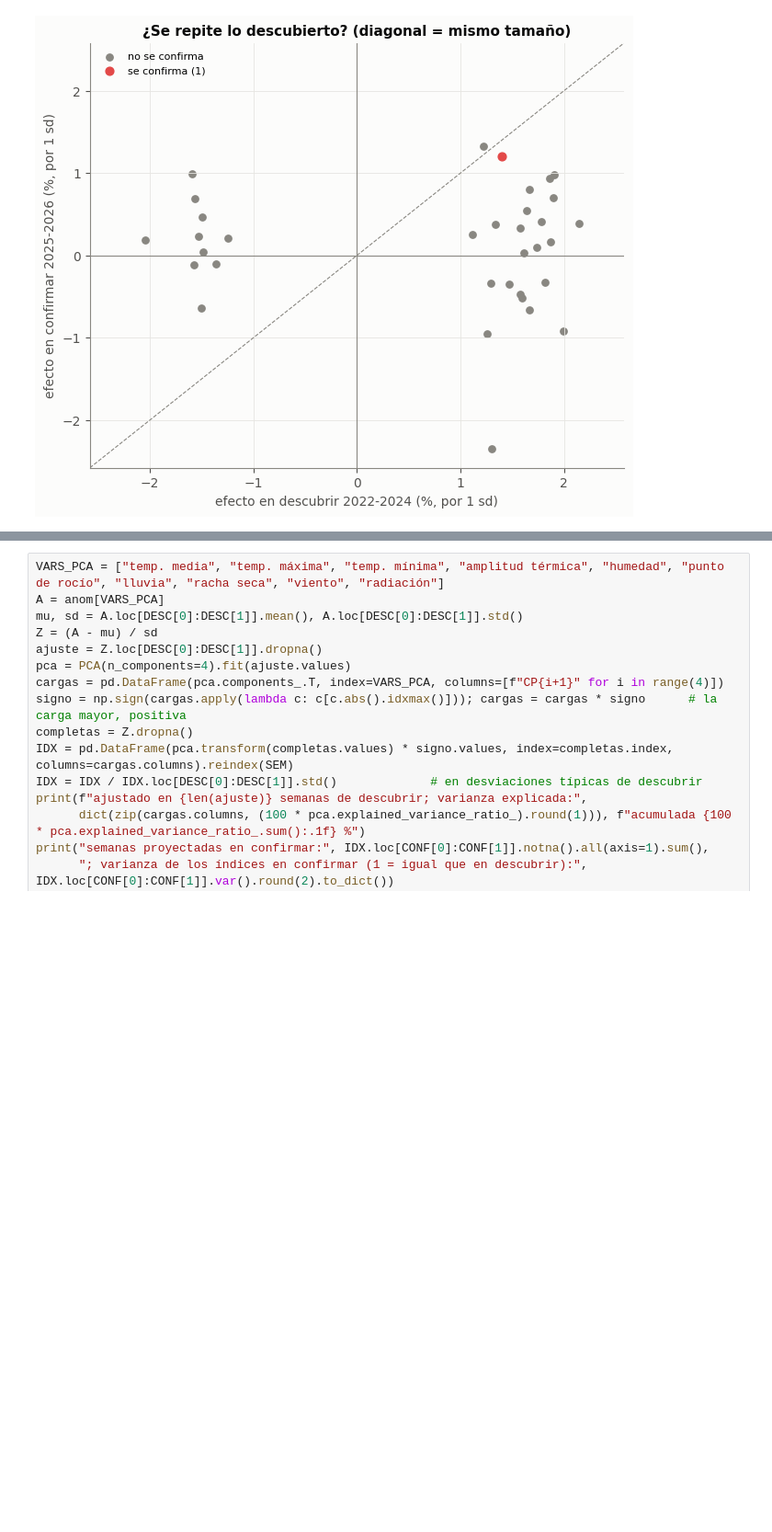
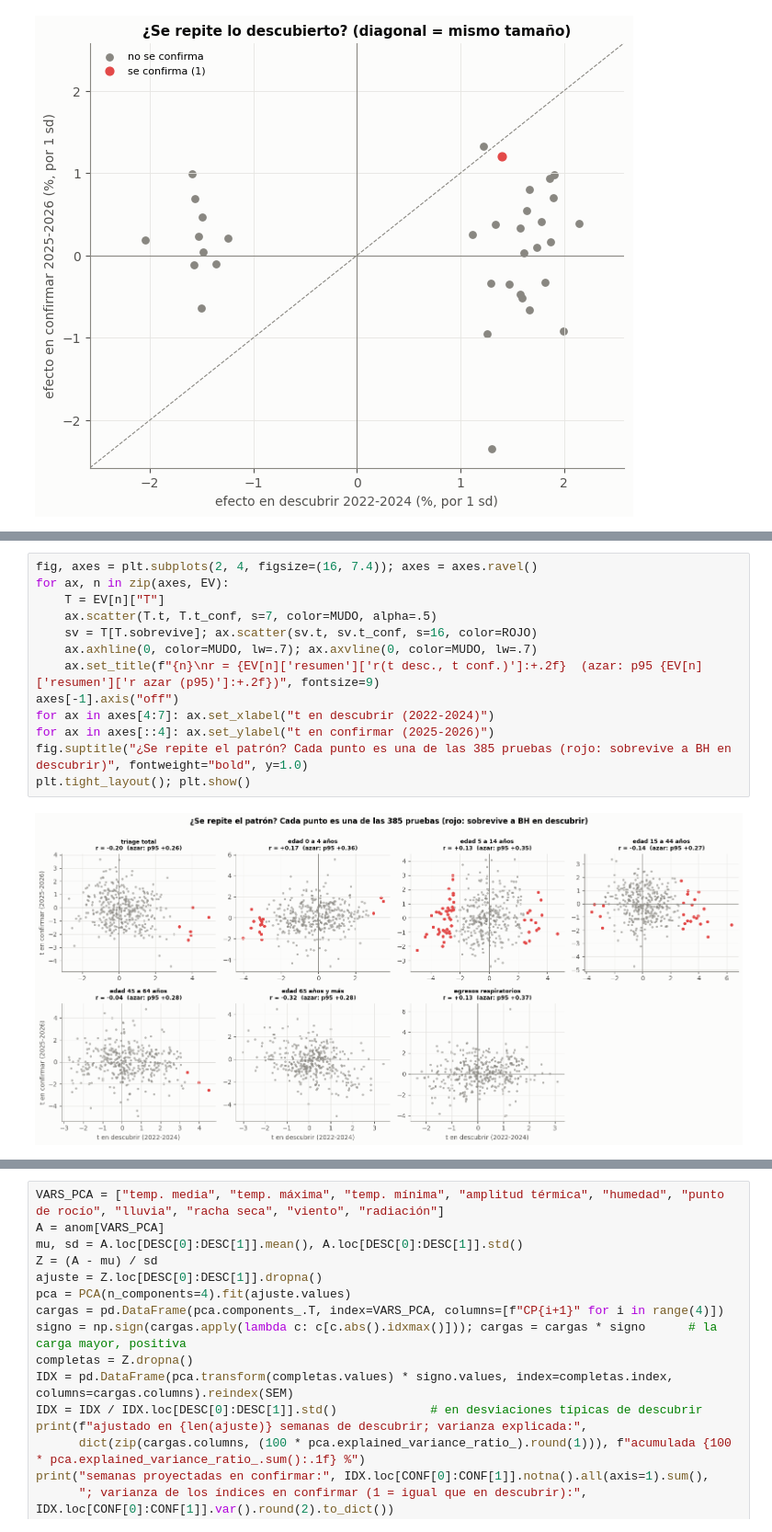
Before and after one commit to SebastianGuerr/puebas, a Jupyter notebook: notebooks/12_el_clima_completo.ipynb, the cells around one changed output, grey strips where cells are left out. Shown at 92% size. Drawn from its saved outputs; the diff is of its cells as text; blank space fills up the shorter version.

```diff
--- a/notebooks/12_el_clima_completo.ipynb
+++ b/notebooks/12_el_clima_completo.ipynb
@@ -594,0 +869,15 @@ Encaja mejor con **acceso** (la lluvia deja a la gente en casa; el cuaderno 11 l
+# %%
+fig, axes = plt.subplots(2, 4, figsize=(16, 7.4)); axes = axes.ravel()
+for ax, n in zip(axes, EV):
+    T = EV[n]["T"]
+    ax.scatter(T.t, T.t_conf, s=7, color=MUDO, alpha=.5)
+    sv = T[T.sobrevive]; ax.scatter(sv.t, sv.t_conf, s=16, color=ROJO)
+    ax.axhline(0, color=MUDO, lw=.7); ax.axvline(0, color=MUDO, lw=.7)
+    ax.set_title(f"{n}\nr = {EV[n]['resumen']['r(t desc., t conf.)']:+.2f}  (azar: p95 {EV[n]['resumen']['r azar (p95)']:+.2f})", fontsize=9)
+axes[-1].axis("off")
+for ax in axes[4:7]: ax.set_xlabel("t en descubrir (2022-2024)")
+for ax in axes[::4]: ax.set_ylabel("t en confirmar (2025-2026)")
+fig.suptitle("¿Se repite el patrón? Cada punto es una de las 385 pruebas (rojo: sobrevive a BH en descubrir)", fontweight="bold", y=1.0)
+plt.tight_layout(); plt.show()
+# %% [output]
+[figure, added]
```
Also changed, not shown: parts of 73 cells of this notebook.
